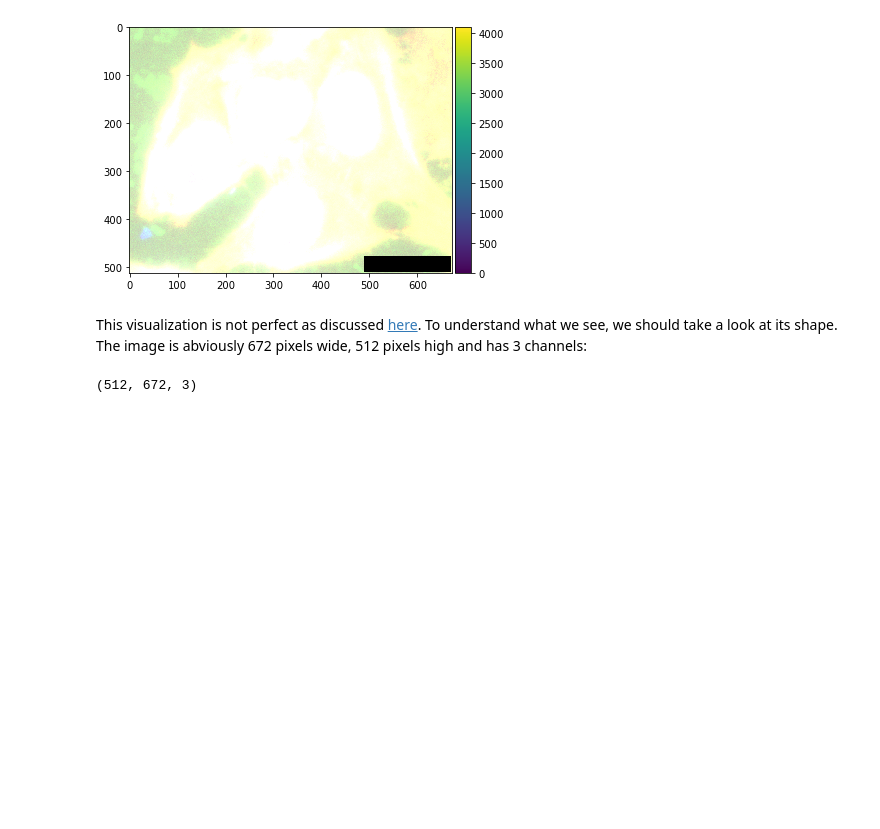
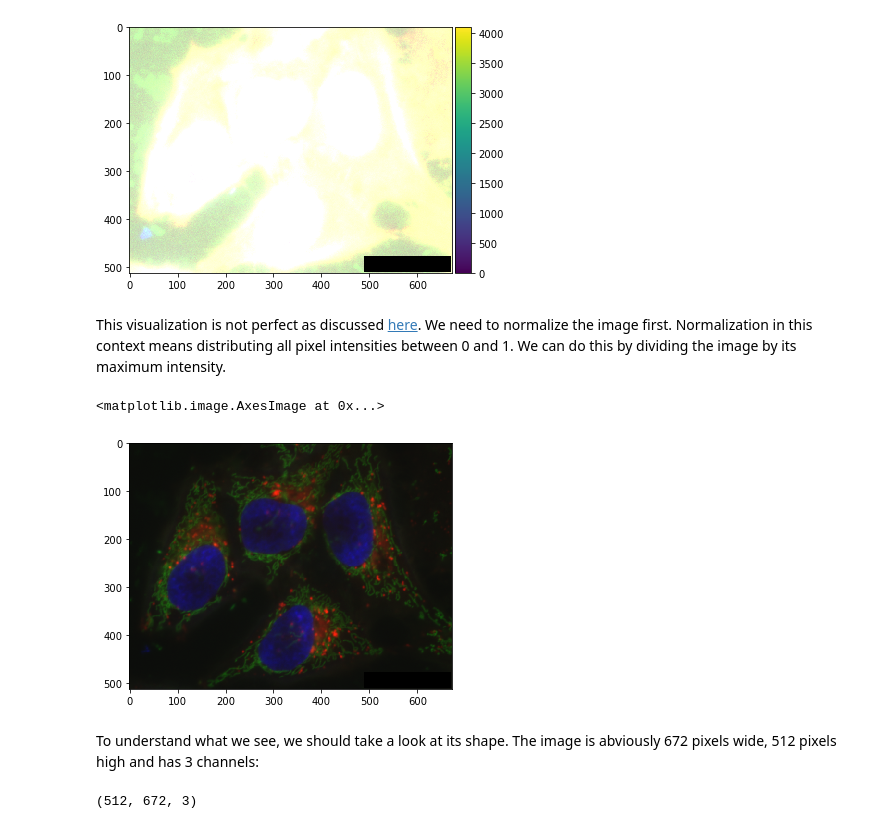
Before and after one commit to BiAPoL/Bio-image_Analysis_with_Python, a Jupyter notebook: image_processing/03_nd_image_data.ipynb, the cells around one changed output. Drawn from its saved outputs; the diff is of its cells as text; code cells hidden in the pictures; blank space fills up the shorter version.

Commit message:
fixed visualization of hela-cells

```diff
--- a/image_processing/03_nd_image_data.ipynb
+++ b/image_processing/03_nd_image_data.ipynb
@@ -10,8 +10,15 @@ imshow(image)
 Clipping input data to the valid range for imshow with RGB data ([0..1] for floats or [0..255] for integers).
 <matplotlib.image.AxesImage at 0x...>
 [figure]
+# %% [markdown]
+This visualization is not perfect as discussed [here](https://forum.image.sc/t/display-multi-channel-images-with-scikit-image/51009). We need to normalize the image first. Normalization in this context means distributing all pixel intensities between 0 and 1. We can do this by dividing the image by its maximum intensity.
+# %%
+imshow(image / image.max())
+# %% [output]
+<matplotlib.image.AxesImage at 0x...>
+[figure, added]
 # %% [markdown]
-This visualization is not perfect as discussed [here](https://forum.image.sc/t/display-multi-channel-images-with-scikit-image/51009). To understand what we see, we should take a look at its shape. The image is abviously 672 pixels wide, 512 pixels high and has 3 channels:
+To understand what we see, we should take a look at its shape. The image is abviously 672 pixels wide, 512 pixels high and has 3 channels:
 # %%
 image.shape
 # %% [output]
```
Also changed, not shown: parts of 7 cells of this notebook.
